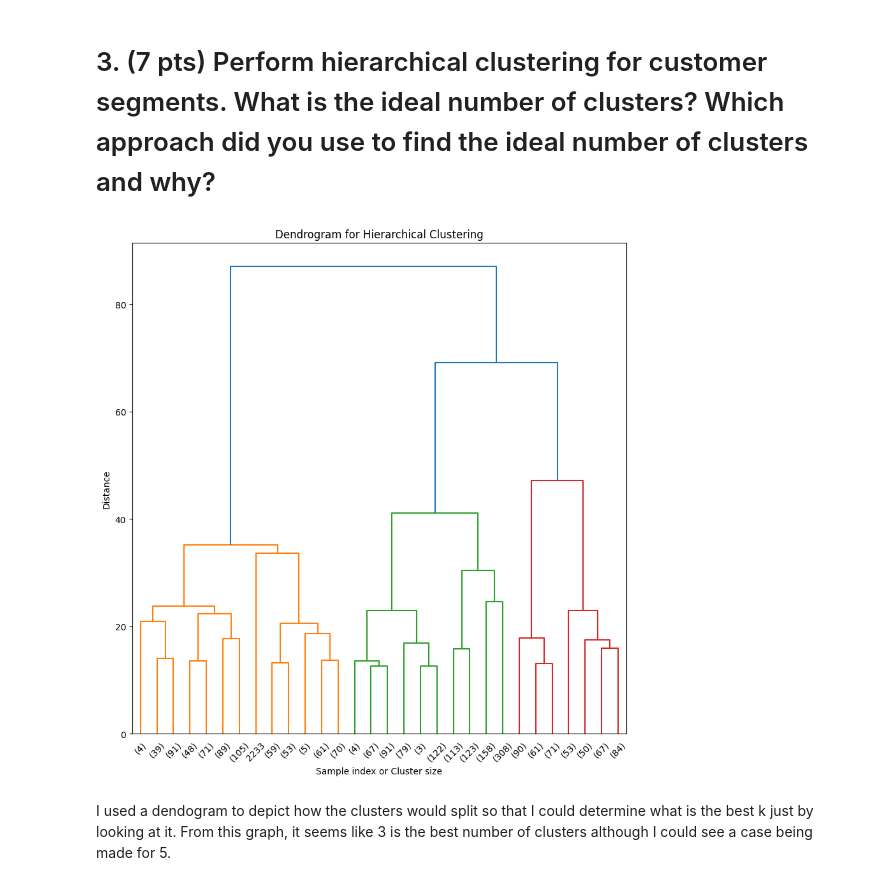
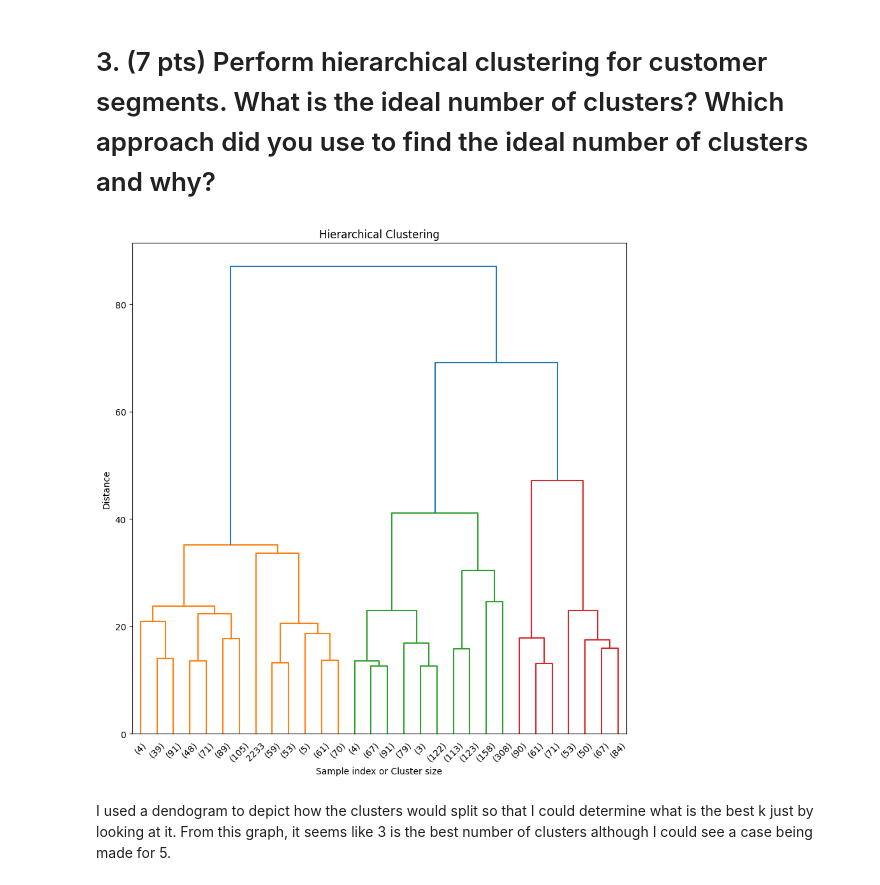
Before and after one commit to isakhel/iovanecs1070, a Jupyter notebook: Homework/week11_homework.ipynb, the cells around one changed output. Saved outputs shown, nothing was run; the diff lists cells and outputs as text; code cells hidden in the pictures.

```diff
--- a/Homework/week11_homework.ipynb
+++ b/Homework/week11_homework.ipynb
@@ -94,27 +94,27 @@ Using only the relevant data, I plotted the number of clusters versus inertia (s
 # %%
 def plot_dendrogram(df_encoded):
     features = [
         'Age', 'Income', 'Recency', 'MntWines', 'MntMeatProducts',
         'NumWebPurchases', 'NumStorePurchases', 'Marital_Status_Single'
     ]
 
     X = df_encoded[features]
 
     scaler = StandardScaler()
     X_scaled = scaler.fit_transform(X)
 
     linked = linkage(X_scaled, method='ward')
 
     plt.figure(figsize=(10, 10))
     dendrogram(linked, truncate_mode='lastp', p=30)
     plt.xlabel("Sample index or Cluster size")
     plt.ylabel("Distance")
-    plt.title("Dendrogram for Hierarchical Clustering")
+    plt.title("Hierarchical Clustering")
     plt.show()
 
 plot_dendrogram(df_encoded)
 # %% [output]
-[figure, old version]
+[figure, new version]
 # %% [markdown]
 I used a dendogram to depict how the clusters would split so that I could determine what is the best k just by looking at it. From this graph, it seems like 3 is the best number of clusters although I could see a case being made for 5.
 # %% [markdown]
```
Also changed, not shown: parts of 1 cell of this notebook.
